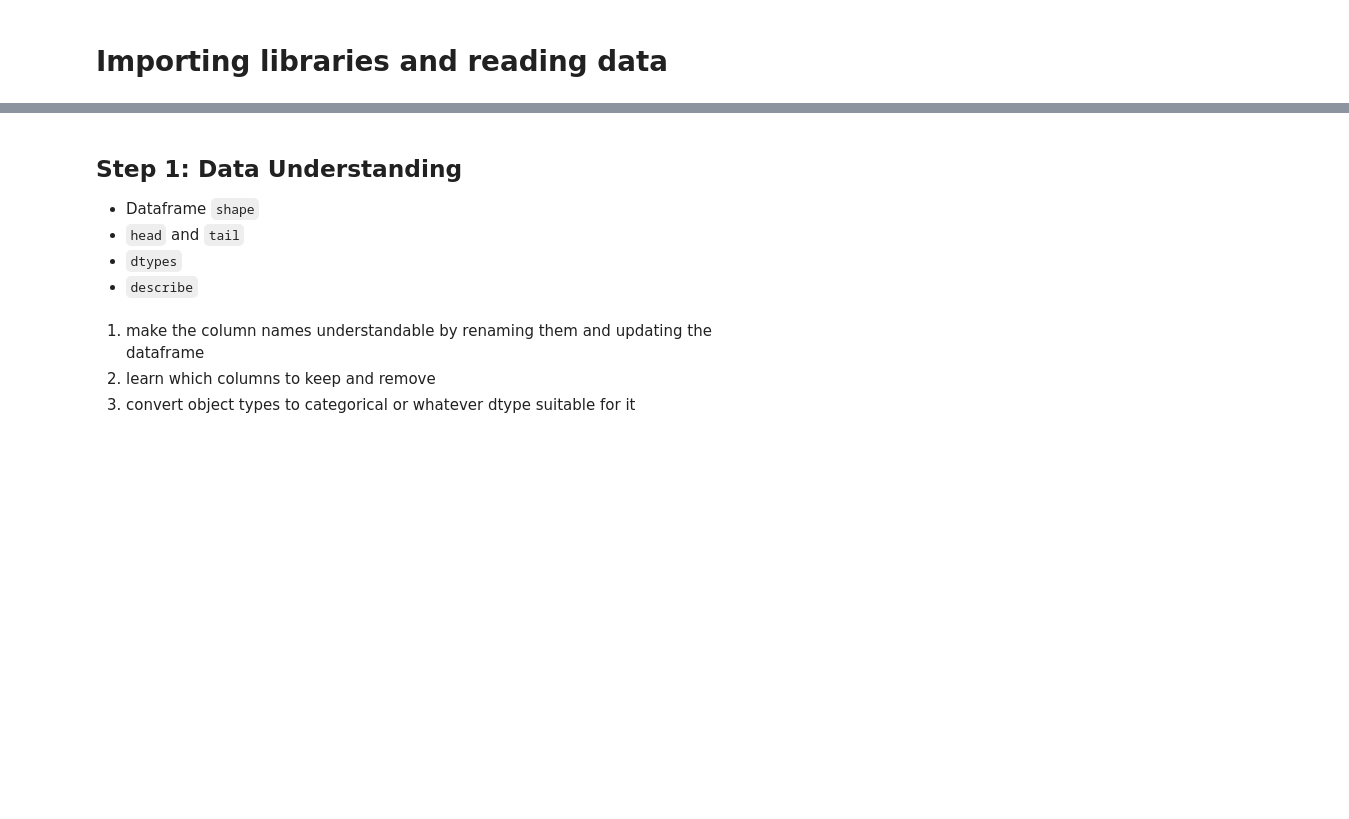
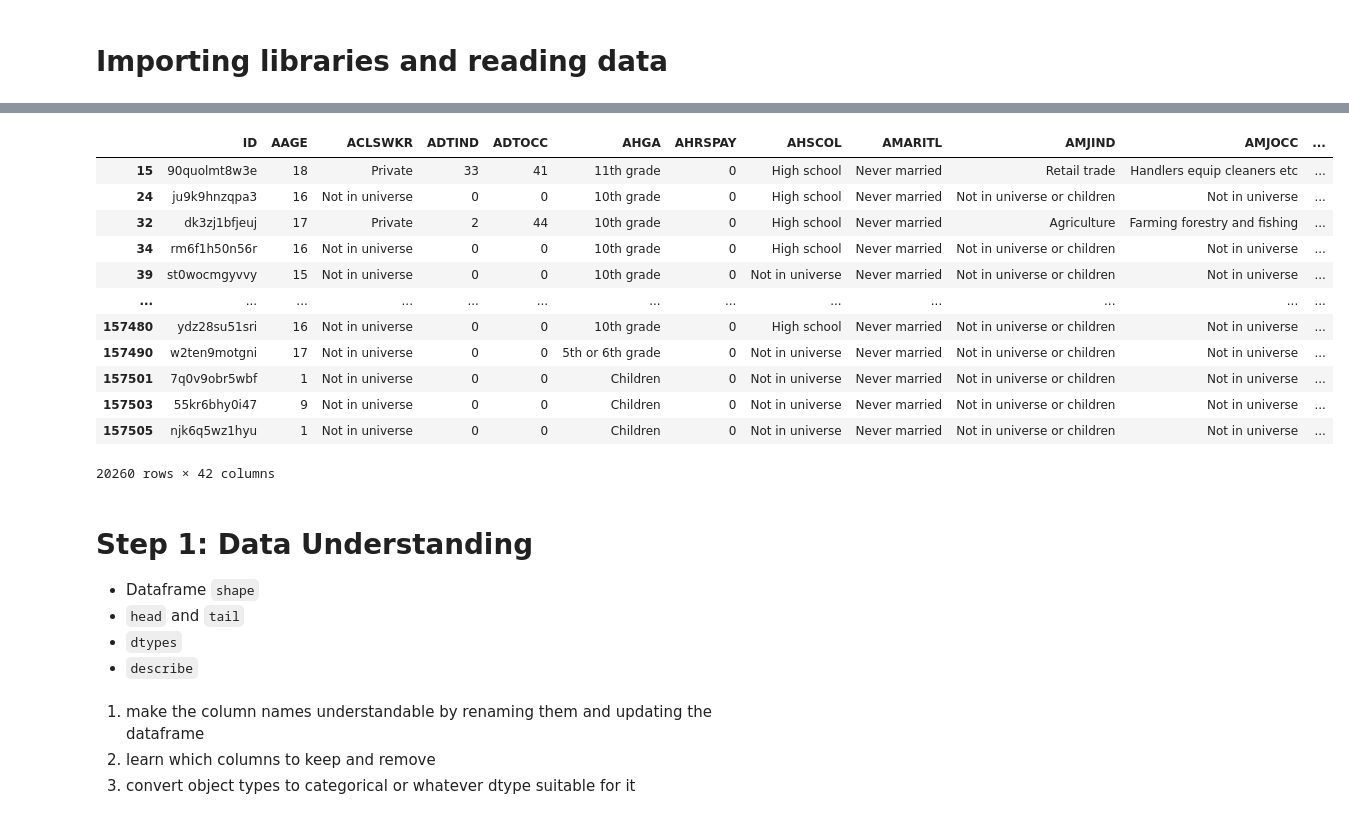
Before and after one commit to misiriya/kaggle-practice, a Jupyter notebook: dont-give-up.ipynb, the cells around one changed output, grey strips where cells are left out. Saved outputs shown, nothing was run; the diff lists cells and outputs as text; code cells hidden in the pictures; blank space fills up the shorter version.

```diff
--- a/dont-give-up.ipynb
+++ b/dont-give-up.ipynb
@@ -13,5 +47,21 @@ df = pd.read_csv('/kaggle/input/kagglex-bipoc-2022-2023-ml-foundation/Train.csv'
+# %%
+df.query('AAGE <= 18')
+# %% [output]
+|  | ID | AAGE | ACLSWKR | ADTIND | ADTOCC | AHGA | AHRSPAY | AHSCOL | AMARITL | AMJIND | AMJOCC | ... |
+| 15 | 90quolmt8w3e | 18 | Private | 33 | 41 | 11th grade | 0 | High school | Never married | Retail trade | Handlers equip cleaners etc | ... |
+| 24 | ju9k9hnzqpa3 | 16 | Not in universe | 0 | 0 | 10th grade | 0 | High school | Never married | Not in universe or children | Not in universe | ... |
+| 32 | dk3zj1bfjeuj | 17 | Private | 2 | 44 | 10th grade | 0 | High school | Never married | Agriculture | Farming forestry and fishing | ... |
+| 34 | rm6f1h50n56r | 16 | Not in universe | 0 | 0 | 10th grade | 0 | High school | Never married | Not in universe or children | Not in universe | ... |
+| 39 | st0wocmgyvvy | 15 | Not in universe | 0 | 0 | 10th grade | 0 | Not in universe | Never married | Not in universe or children | Not in universe | ... |
+| ... | ... | ... | ... | ... | ... | ... | ... | ... | ... | ... | ... | ... |
+| 157480 | ydz28su51sri | 16 | Not in universe | 0 | 0 | 10th grade | 0 | High school | Never married | Not in universe or children | Not in universe | ... |
+| 157490 | w2ten9motgni | 17 | Not in universe | 0 | 0 | 5th or 6th grade | 0 | Not in universe | Never married | Not in universe or children | Not in universe | ... |
+| 157501 | 7q0v9obr5wbf | 1 | Not in universe | 0 | 0 | Children | 0 | Not in universe | Never married | Not in universe or children | Not in universe | ... |
+| 157503 | 55kr6bhy0i47 | 9 | Not in universe | 0 | 0 | Children | 0 | Not in universe | Never married | Not in universe or children | Not in universe | ... |
+| 157505 | njk6q5wz1hyu | 1 | Not in universe | 0 | 0 | Children | 0 | Not in universe | Never married | Not in universe or children | Not in universe | ... |
+20260 rows × 42 columns
 # %% [markdown]
-## Step 1: Data Understanding
+# Step 1: Data Understanding
 - Dataframe `shape`
 - `head` and `tail`
 - `dtypes`
```
Also changed, not shown: parts of 26 cells of this notebook.
